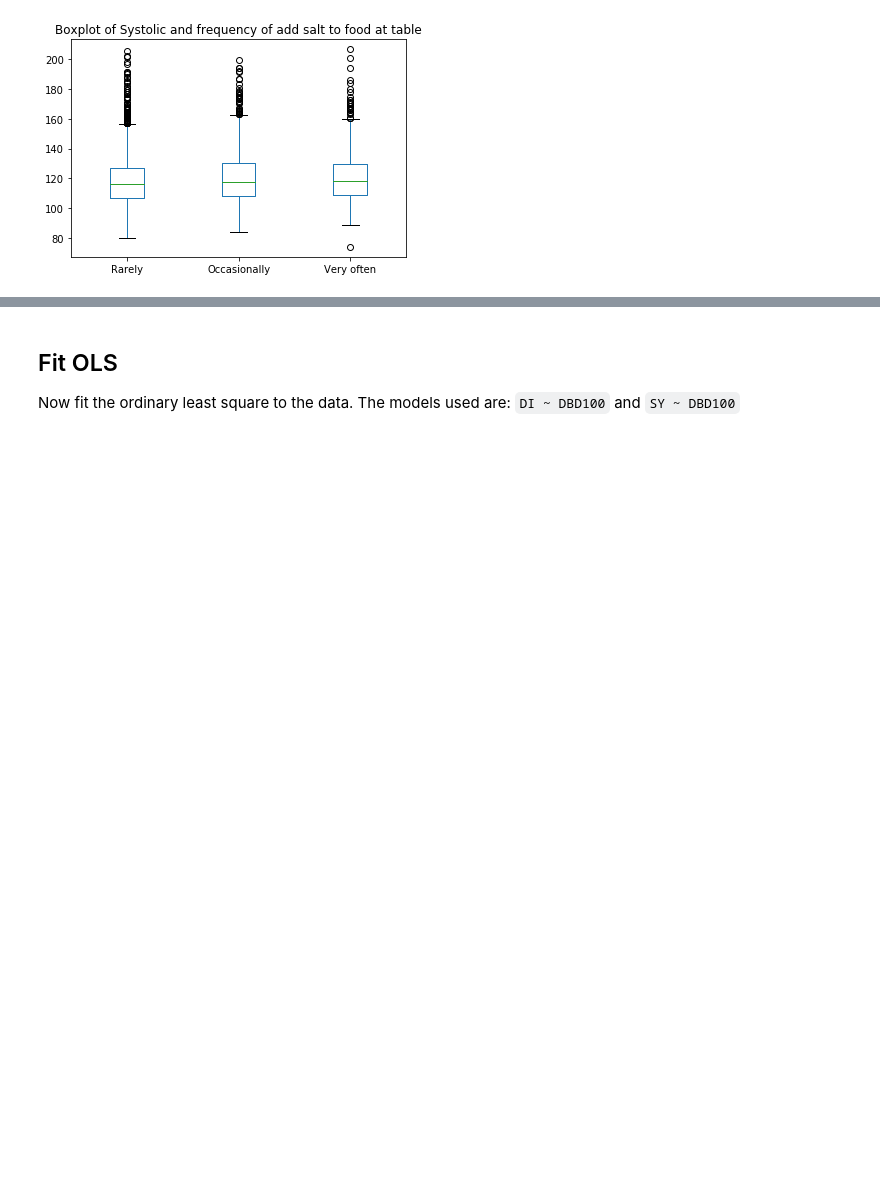
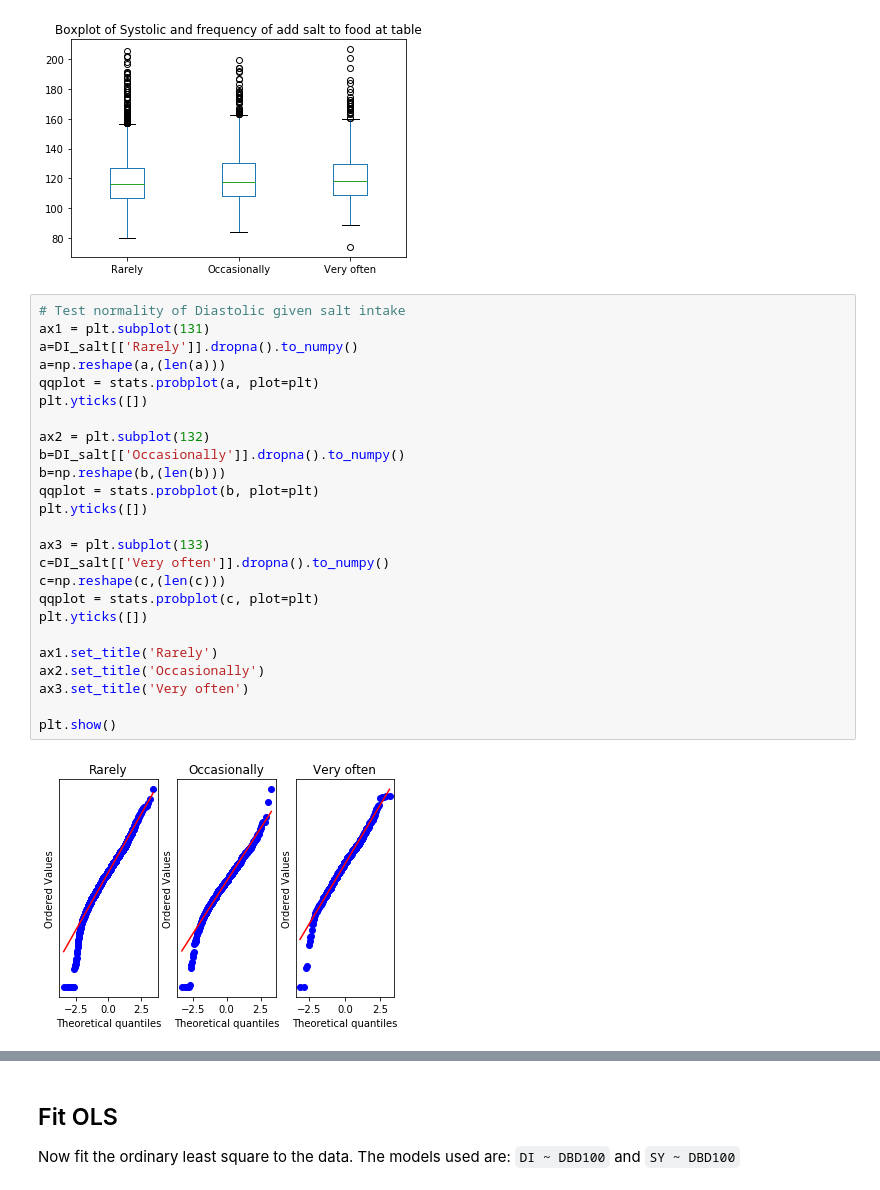
Before and after one commit to multisensorylb/stats506, a Jupyter notebook: Codes/Python/report.ipynb, the cells around one changed output, grey strips where cells are left out. Drawn from its saved outputs; the diff is of its cells as text; blank space fills up the shorter version.

Commit message:
Add python code and plots.

```diff
--- a/Codes/Python/report.ipynb
+++ b/Codes/Python/report.ipynb
@@ -117,3 +121,30 @@ plt.suptitle("")
 plt.show()
 # %% [output]
 [figure]
+# %%
+# Test normality of Diastolic given salt intake
+ax1 = plt.subplot(131)
+a=DI_salt[['Rarely']].dropna().to_numpy()
+a=np.reshape(a,(len(a)))
+qqplot = stats.probplot(a, plot=plt)
+plt.yticks([])
+
+ax2 = plt.subplot(132)
+b=DI_salt[['Occasionally']].dropna().to_numpy()
+b=np.reshape(b,(len(b)))
+qqplot = stats.probplot(b, plot=plt)
+plt.yticks([])
+
+ax3 = plt.subplot(133)
+c=DI_salt[['Very often']].dropna().to_numpy()
+c=np.reshape(c,(len(c)))
+qqplot = stats.probplot(c, plot=plt)
+plt.yticks([])
+
+ax1.set_title('Rarely')
+ax2.set_title('Occasionally')
+ax3.set_title('Very often')
+
+plt.show()
+# %% [output]
+[figure, added]
```
Also changed, not shown: parts of 16 cells of this notebook, 1 other file.
